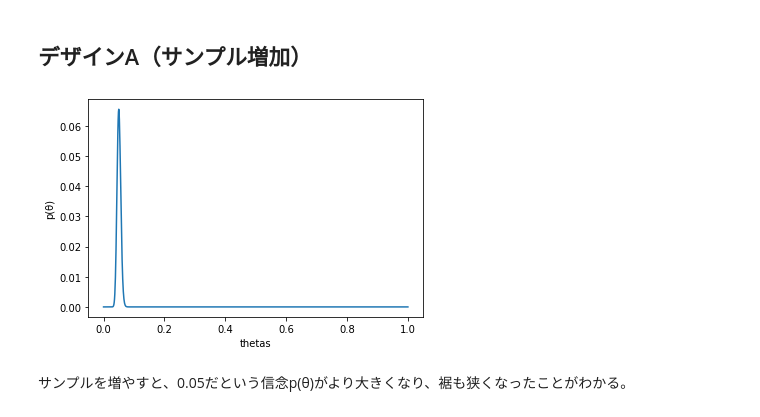
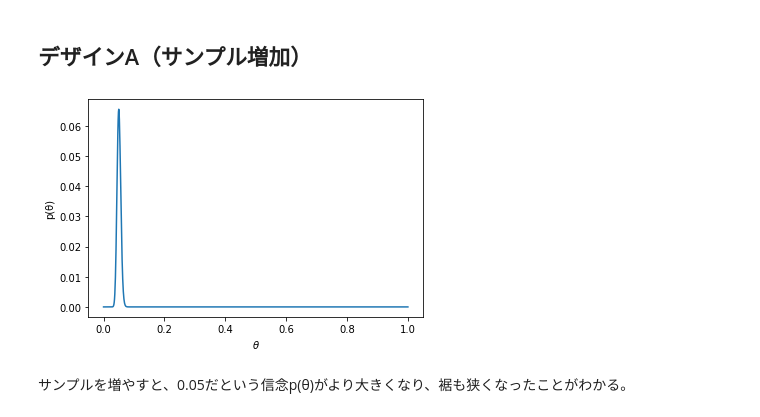
Before and after one commit to ikki02/Python, a Jupyter notebook: DataScience/web_optimization_ml/ベイズアップデート.ipynb, the cells around one changed output. Cells and saved outputs as stored; diff of their text form; code cells hidden in the pictures.

```diff
--- a/DataScience/web_optimization_ml/ベイズアップデート.ipynb
+++ b/DataScience/web_optimization_ml/ベイズアップデート.ipynb
@@ -124,17 +139,17 @@ noclicks = 1216
 # %%
 # ベイズアップデートを実行する。
 # 単純に試行回数分（今回だとclicks + noclicks = 40）、ベイズの定理式であるposterior（）を処理すればよい。
 p = np.array([1 / len(thetas) for theta in thetas])
 for _ in range(clicks):
     p = posterior(1, p)
 for _ in range(noclicks):
     p = posterior(0, p)
 plt.plot(thetas, p)
-plt.xlabel('thetas')
+plt.xlabel(r'$\theta$')
 plt.ylabel('p(θ)')
 plt.show()
 # %% [output]
-[figure, old version]
+[figure, new version]
 # %% [markdown]
 サンプルを増やすと、0.05だという信念p(θ)がより大きくなり、裾も狭くなったことがわかる。
 # %% [markdown]
```
Also changed, not shown: parts of 22 cells of this notebook.
